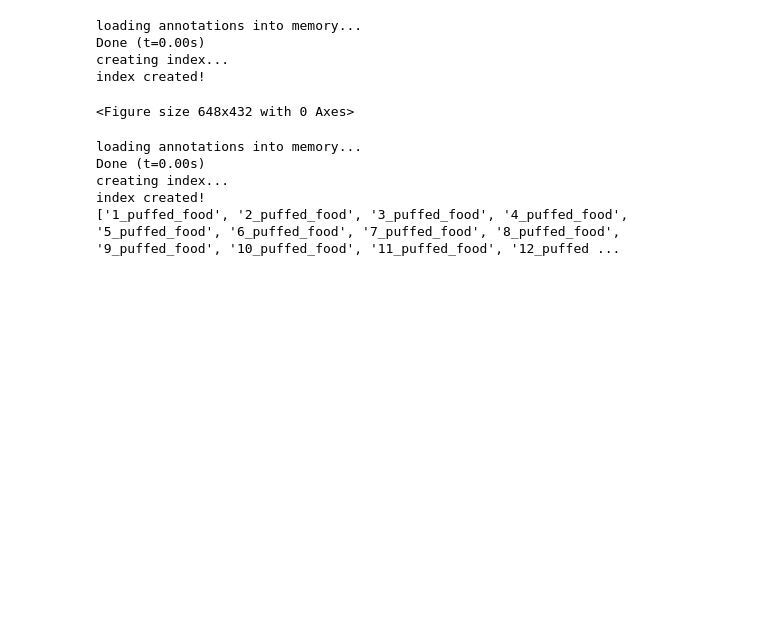
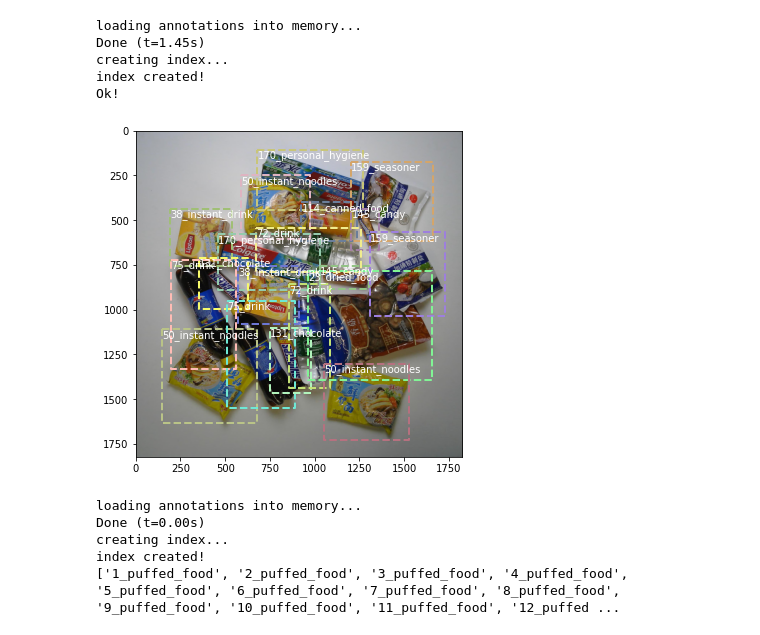
Before and after one commit to SYLin117/rpc_toolboxes, a Jupyter notebook: coco_vis_tools/vis.ipynb, the cells around one changed output. Saved outputs shown, nothing was run; the diff lists cells and outputs as text; code cells hidden in the pictures; blank space fills up the shorter version.

```diff
--- a/coco_vis_tools/vis.ipynb
+++ b/coco_vis_tools/vis.ipynb
@@ -56,37 +56,40 @@ def showAnns(anns):
     ax.add_collection(p)
     print('Ok!')
 # %%
-annfile = r"D:\datasets\rpc_list\synthesize_24000_train.json"
-imgroot = r'D:\datasets\rpc_list\synthesize_24000_train_shadow'
+# annfile = r"D:\datasets\rpc_list\synthesize_24000_train.json"
+# imgroot = r'D:\datasets\rpc_list\synthesize_24000_train_shadow'
+annfile = r"D:\datasets\retail_product_checkout\instances_val2019.json"
+imgroot = r'D:\datasets\retail_product_checkout\val2019'
 %matplotlib inline
 import random
 coco = COCO(annfile)
 cats = coco.loadCats(coco.getCatIds())
 cat_names = [cat['name'] for cat in cats]
 # print(cat_names)
 catids = coco.getCatIds(catNms=cat_names[random.randint(0,len(cat_names))])
 imgids = coco.getImgIds(catIds=[75])
 fig = plt.figure(figsize=(9, 6))
-# if 1:
-#     img = coco.loadImgs(imgids[np.random.randint(0, len(imgids))])[0]
-#     #img = coco.loadImgs(38602)[0]
-#     #img = coco.loadImgs(imgids[367])[0]
-#     #print(img)
-#     I = io.imread(os.path.join(imgroot, img['file_name']))
-#     #print(img['file_name'])
-#     plt.imshow(I)
-#     annids = coco.getAnnIds(imgIds=img['id'])
-#     anns = coco.loadAnns(annids)
-#     showAnns(anns)
-#     #plt.show()
-#     fig.savefig('static_map1.png')
-#     print(111111111)
+if 1:
+    img = coco.loadImgs(imgids[np.random.randint(0, len(imgids))])[0]
+    #img = coco.loadImgs(38602)[0]
+    #img = coco.loadImgs(imgids[367])[0]
+    #print(img)
+    I = io.imread(os.path.join(imgroot, img['file_name']))
+    #print(img['file_name'])
+    plt.imshow(I)
+    annids = coco.getAnnIds(imgIds=img['id'])
+    anns = coco.loadAnns(annids)
+    showAnns(anns)
+    #plt.show()
+    # fig.savefig('static_map1.png')
+    # print(111111111)
 # %% [output]
 loading annotations into memory...
-Done (t=0.00s)
+Done (t=1.45s)
 creating index...
 index created!
+Ok!
-<Figure size 648x432 with 0 Axes>
+[figure, added]
 # %%
 annfile = r'D:\datasets\rpc_list\synthesize_24000_train.json'
 imgroot = r'D:\datasets\rpc_list\synthesize_24000_train_shadow'
```
Also changed, not shown: 2 other files.
